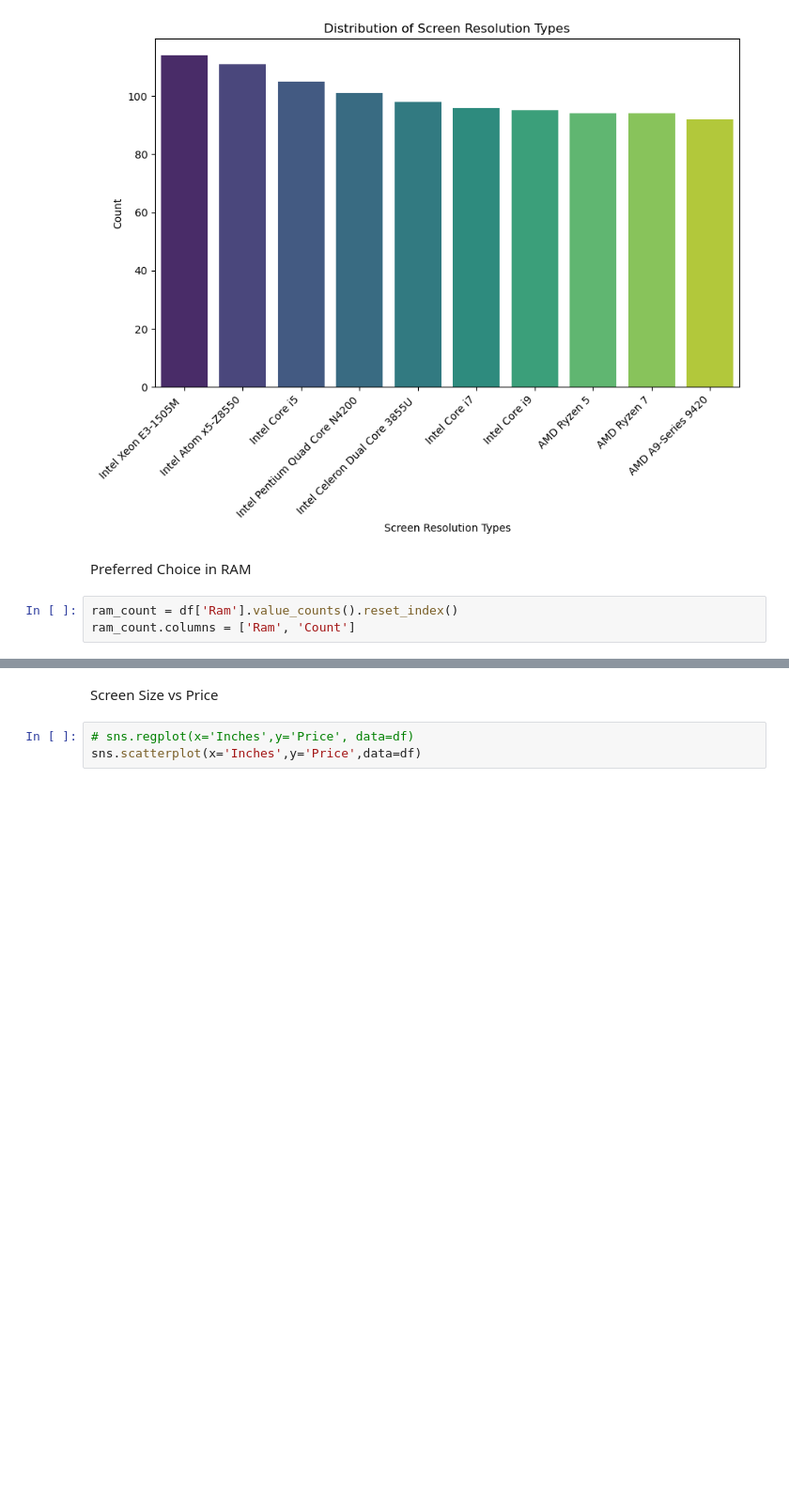
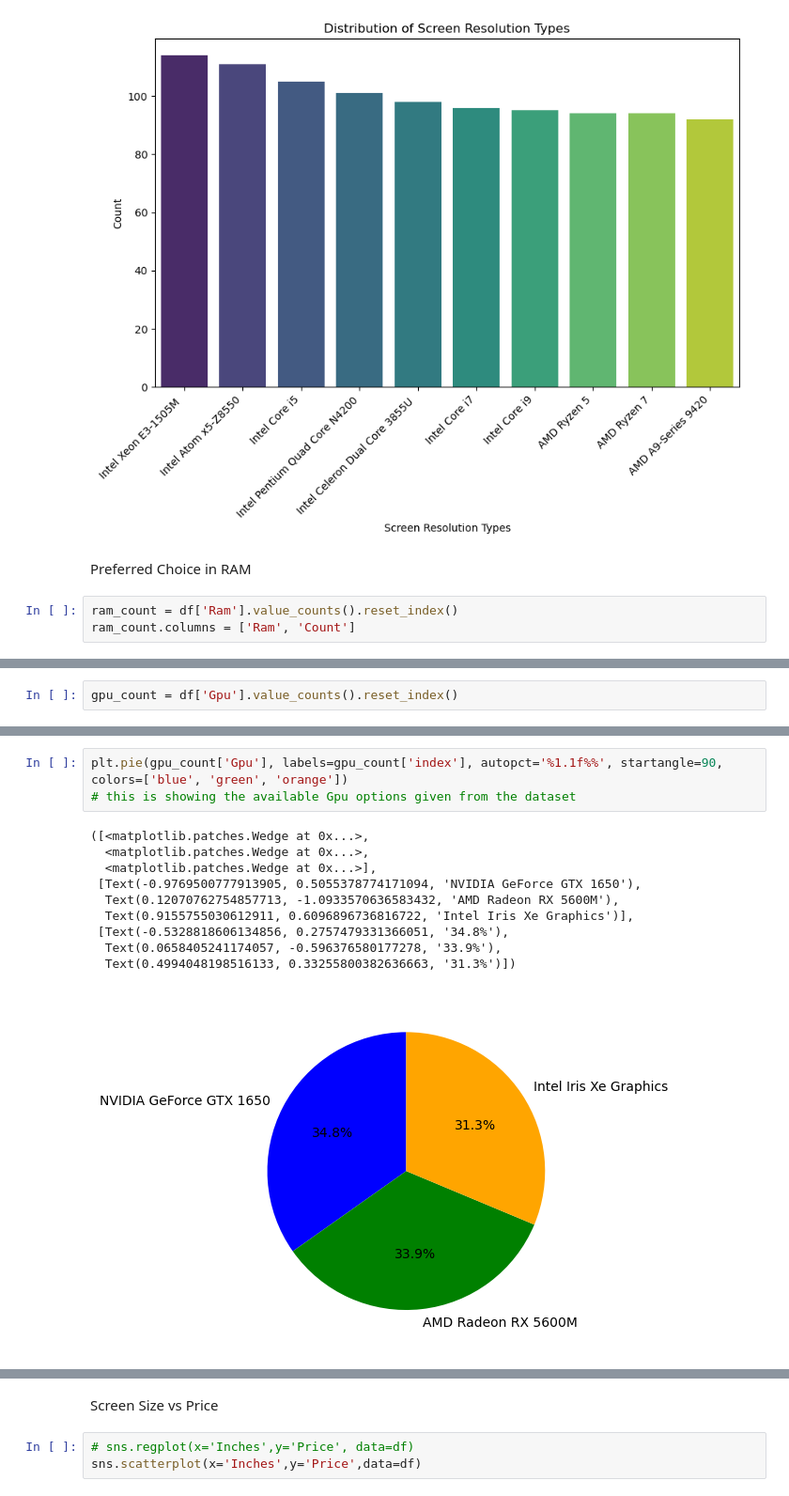
Before and after one commit to Kestrel86/laptopPriceEDA, a Jupyter notebook: laptopPriceEDA.ipynb, the cells around one changed output, grey strips where cells are left out. Shown: that part at 94% size. Cells and saved outputs as stored; diff of their text form; blank space fills up the shorter version.

```diff
--- a/laptopPriceEDA.ipynb
+++ b/laptopPriceEDA.ipynb
@@ -161,0 +202,2 @@ ram_count.columns = ['Ram', 'Count']
+# %%
+gpu_count = df['Gpu'].value_counts().reset_index()
@@ -161,0 +211,14 @@ ram_count.columns = ['Ram', 'Count']
+# %%
+plt.pie(gpu_count['Gpu'], labels=gpu_count['index'], autopct='%1.1f%%', startangle=90, colors=['blue', 'green', 'orange'])
+# this is showing the available Gpu options given from the dataset
+# %% [output]
+([<matplotlib.patches.Wedge at 0x...>,
+  <matplotlib.patches.Wedge at 0x...>,
+  <matplotlib.patches.Wedge at 0x...>],
+ [Text(-0.9769500777913905, 0.5055378774171094, 'NVIDIA GeForce GTX 1650'),
+  Text(0.12070762754857713, -1.0933570636583432, 'AMD Radeon RX 5600M'),
+  Text(0.9155755030612911, 0.6096896736816722, 'Intel Iris Xe Graphics')],
+ [Text(-0.5328818606134856, 0.2757479331366051, '34.8%'),
+  Text(0.0658405241174057, -0.596376580177278, '33.9%'),
+  Text(0.4994048198516133, 0.33255800382636663, '31.3%')])
+[figure, added]
```
Also changed, not shown: parts of 18 cells of this notebook.
